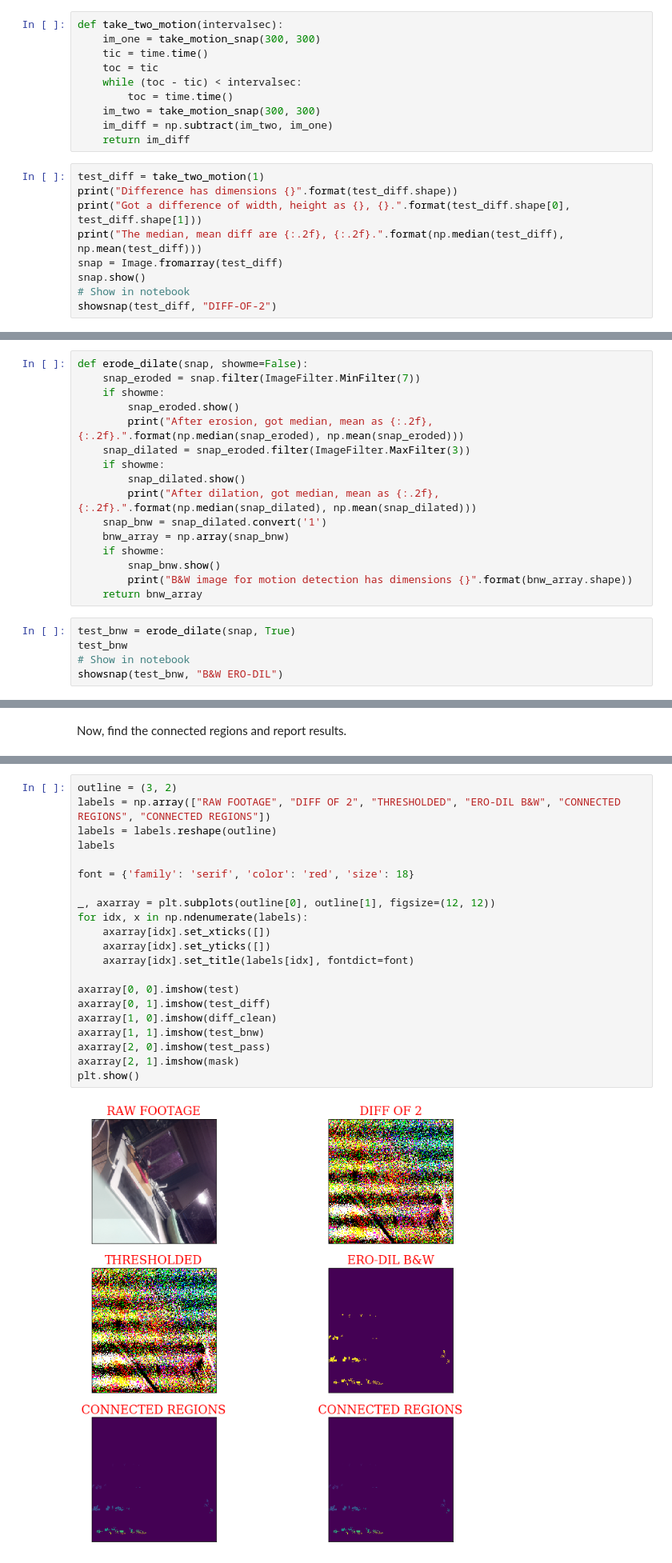
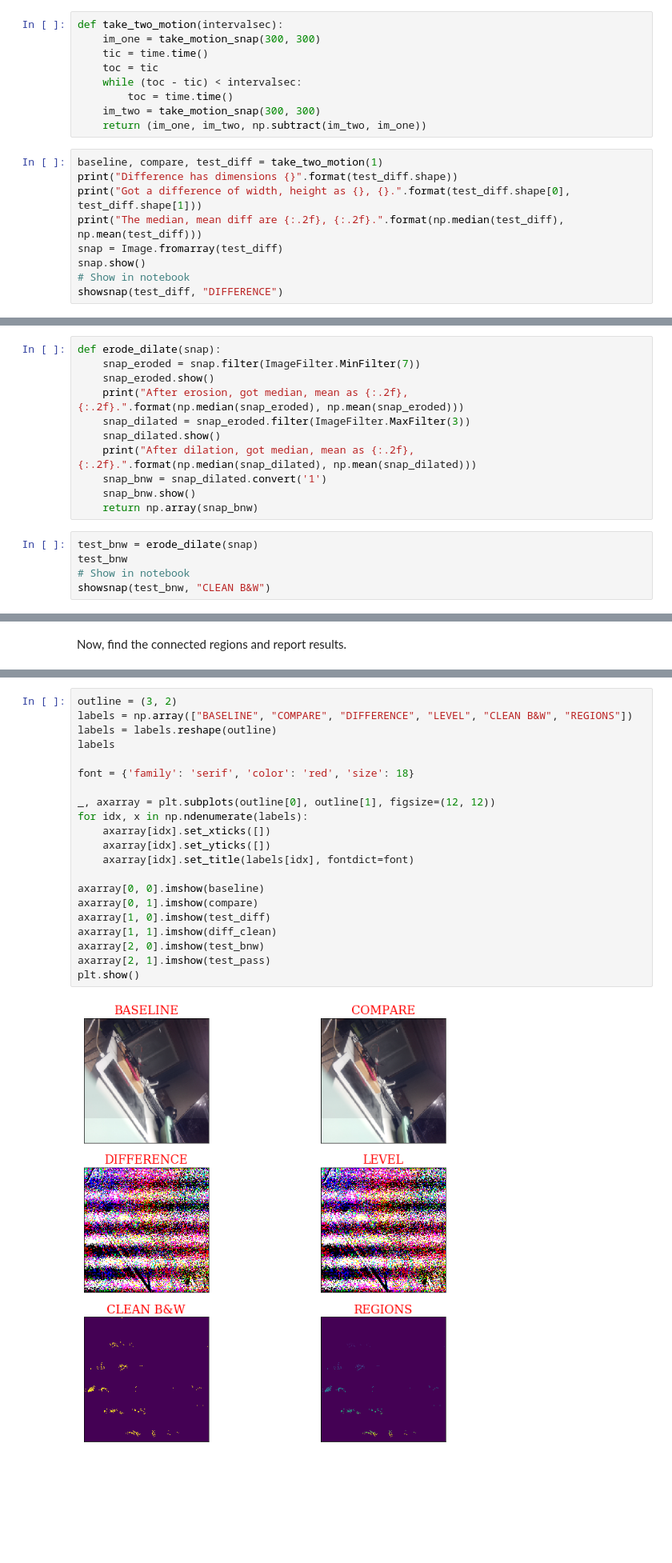
Before and after one commit to sunbee/Surveillor, a Jupyter notebook: motion.ipynb, the cells around one changed output, grey strips where cells are left out. Shown at 80% size. Cells and saved outputs as stored; diff of their text form; blank space fills up the shorter version.

````diff
--- a/motion.ipynb
+++ b/motion.ipynb
@@ -54,17 +54,16 @@ def take_two_motion(intervalsec):
     while (toc - tic) < intervalsec:
         toc = time.time()
     im_two = take_motion_snap(300, 300)
-    im_diff = np.subtract(im_two, im_one)
-    return im_diff
+    return (im_one, im_two, np.subtract(im_two, im_one))
 # %%
-test_diff = take_two_motion(1)
+baseline, compare, test_diff = take_two_motion(1)
 print("Difference has dimensions {}".format(test_diff.shape))
 print("Got a difference of width, height as {}, {}.".format(test_diff.shape[0], test_diff.shape[1]))
 print("The median, mean diff are {:.2f}, {:.2f}.".format(np.median(test_diff), np.mean(test_diff)))
 snap = Image.fromarray(test_diff)
 snap.show()
 # Show in notebook
-showsnap(test_diff, "DIFF-OF-2")
+showsnap(test_diff, "DIFFERENCE")
 # %% [output]
 Difference has dimensions (300, 300, 3)
 Got a difference of width, height as 300, 300.
@@ -91,24 +90,19 @@ Got a thresholded image of width, height as 300, 300.
 # %% [markdown]
 Perform erosion and dilation operations to improve signal-to-noise. Apply the PIL methods ```minFilter()``` and ```MaxFilter()```for erosion and dilation respectively. Then, convert the image to black-and-white using the ```convert()``` method. All these methods are of the nature of image filters and operate on image as opposed to numpy array. Mutate accordingly. Get the result as a 2D numpy array.
 # %%
-def erode_dilate(snap, showme=False):
+def erode_dilate(snap):
     snap_eroded = snap.filter(ImageFilter.MinFilter(7))
-    if showme:
-        snap_eroded.show()
-        print("After erosion, got median, mean as {:.2f}, {:.2f}.".format(np.median(snap_eroded), np.mean(snap_eroded)))
+    snap_eroded.show()
+    print("After erosion, got median, mean as {:.2f}, {:.2f}.".format(np.median(snap_eroded), np.mean(snap_eroded)))
     snap_dilated = snap_eroded.filter(ImageFilter.MaxFilter(3))
-    if showme:
-        snap_dilated.show()
-        print("After dilation, got median, mean as {:.2f}, {:.2f}.".format(np.median(snap_dilated), np.mean(snap_dilated)))
+    snap_dilated.show()
+    print("After dilation, got median, mean as {:.2f}, {:.2f}.".format(np.median(snap_dilated), np.mean(snap_dilated)))
     snap_bnw = snap_dilated.convert('1')
-    bnw_array = np.array(snap_bnw)
-    if showme:
-        snap_bnw.show()
-        print("B&W image for motion detection has dimensions {}".format(bnw_array.shape))
-    return bnw_array
+    snap_bnw.show()
+    return np.array(snap_bnw)
 # %%
-test_bnw = erode_dilate(snap, True)
+test_bnw = erode_dilate(snap)
 test_bnw
 # Show in notebook
-showsnap(test_bnw, "B&W ERO-DIL")
+showsnap(test_bnw, "CLEAN B&W")
 # %% [output]
@@ -304,26 +295,26 @@ Foreground has 894 pixels.
 # %%
 outline = (3, 2)
-labels = np.array(["RAW FOOTAGE", "DIFF OF 2", "THRESHOLDED", "ERO-DIL B&W", "CONNECTED REGIONS", "CONNECTED REGIONS"])
+labels = np.array(["BASELINE", "COMPARE", "DIFFERENCE", "LEVEL", "CLEAN B&W", "REGIONS"])
 labels = labels.reshape(outline)
 labels
 
 font = {'family': 'serif', 'color': 'red', 'size': 18}
 
 _, axarray = plt.subplots(outline[0], outline[1], figsize=(12, 12))
 for idx, x in np.ndenumerate(labels):
     axarray[idx].set_xticks([])
     axarray[idx].set_yticks([])
     axarray[idx].set_title(labels[idx], fontdict=font)
 
-axarray[0, 0].imshow(test)
-axarray[0, 1].imshow(test_diff)
-axarray[1, 0].imshow(diff_clean)
-axarray[1, 1].imshow(test_bnw)
-axarray[2, 0].imshow(test_pass)
-axarray[2, 1].imshow(mask)
+axarray[0, 0].imshow(baseline)
+axarray[0, 1].imshow(compare)
+axarray[1, 0].imshow(test_diff)
+axarray[1, 1].imshow(diff_clean)
+axarray[2, 0].imshow(test_bnw)
+axarray[2, 1].imshow(test_pass)
 plt.show()
 # %% [output]
-[figure, old version]
+[figure, new version]
 # %% [markdown]
 ## Conclusion
 
````
Also changed, not shown: parts of 8 cells of this notebook, 1 other file.
